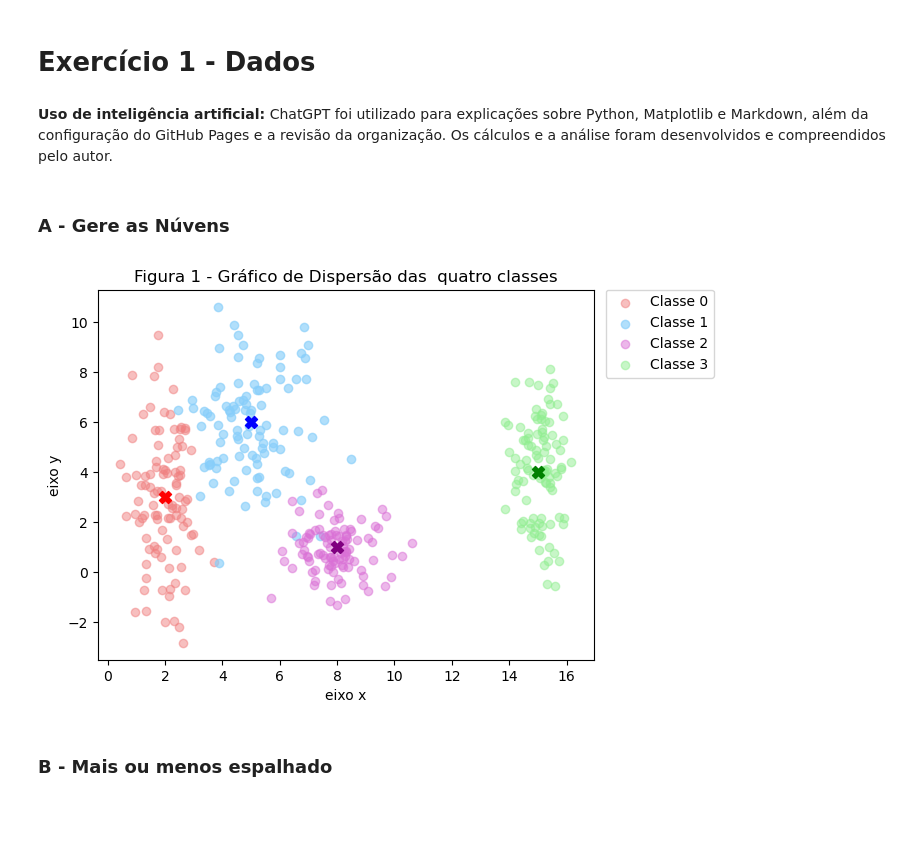
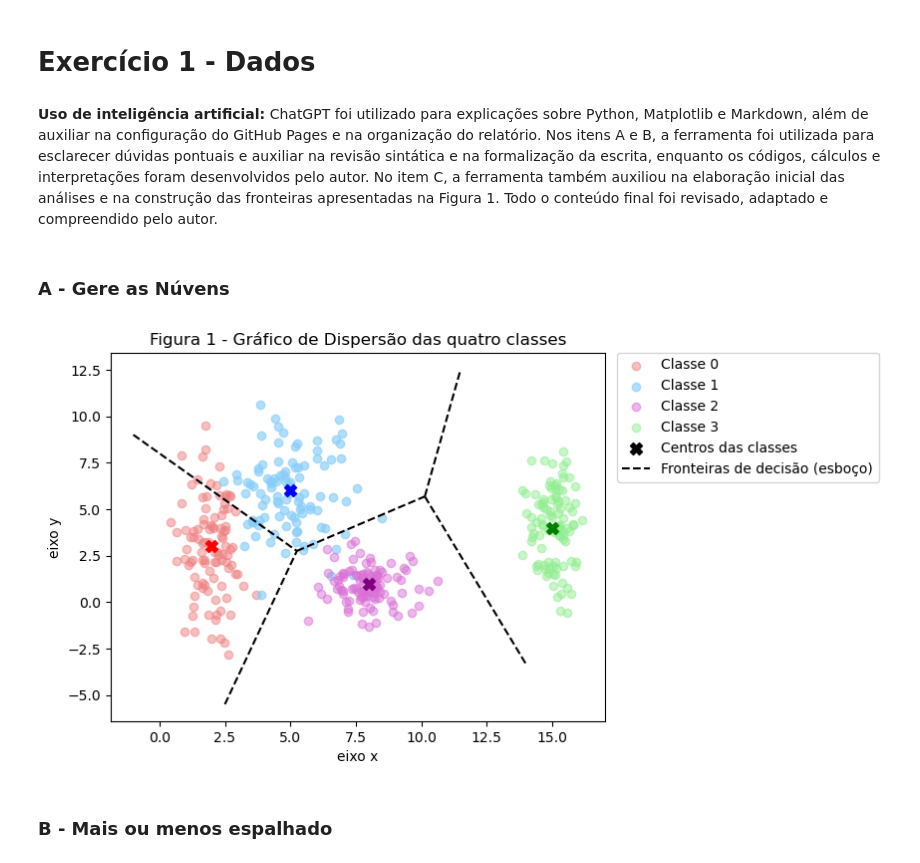
Before and after one commit to RafaelKauffmann/ann-dl, a Jupyter notebook: docs/exercicios/exercicio_1.ipynb, the cells around one changed output. Cells and saved outputs as stored; diff of their text form; code cells hidden in the pictures; blank space fills up the shorter version.

Commit message:
finaliza exercicio 1 de dados

```diff
--- a/docs/exercicios/exercicio_1.ipynb
+++ b/docs/exercicios/exercicio_1.ipynb
@@ -1,7 +1,7 @@
 # %% [markdown]
 # Exercício 1 - Dados
 # %% [markdown]
-**Uso de inteligência artificial:** ChatGPT foi utilizado para explicações sobre Python, Matplotlib e Markdown, além da configuração do GitHub Pages e a revisão da organização. Os cálculos e a análise foram desenvolvidos e compreendidos pelo autor.
+**Uso de inteligência artificial:** ChatGPT foi utilizado para explicações sobre Python, Matplotlib e Markdown, além de auxiliar na configuração do GitHub Pages e na organização do relatório. Nos itens A e B, a ferramenta foi utilizada para esclarecer dúvidas pontuais e auxiliar na revisão sintática e na formalização da escrita, enquanto os códigos, cálculos e interpretações foram desenvolvidos pelo autor. No item C, a ferramenta também auxiliou na elaboração inicial das análises e na construção das fronteiras apresentadas na Figura 1. Todo o conteúdo final foi revisado, adaptado e compreendido pelo autor.
 # %%
 #Imports
 
@@ -55,27 +55,64 @@ cores_medias = ['red', 'blue', 'purple', 'green']
 # %%
 #plotando os pontos das classes no gráfico de dispersão
 
 plt.scatter(classe_0[0], classe_0[1], color = cores[0], label = 'Classe 0', alpha = 0.5)
 plt.scatter(classe_1[0], classe_1[1], color = cores[1], label = 'Classe 1', alpha = 0.65)
 plt.scatter(classe_2[0], classe_2[1], color = cores[2], label = 'Classe 2', alpha = 0.5)
 plt.scatter(classe_3[0], classe_3[1], color = cores[3], label = 'Classe 3', alpha = 0.5)
 
 #plotando as medias das classes no grafico
 
 plt.scatter(media_0[0], media_0[1], color = cores_medias[0], marker = "X", s = 75)
 plt.scatter(media_1[0], media_1[1], color = cores_medias[1], marker = "X", s = 75)
 plt.scatter(media_2[0], media_2[1], color = cores_medias[2], marker = "X", s = 75)
 plt.scatter(media_3[0], media_3[1], color = cores_medias[3], marker = "X", s = 75)
+plt.scatter([],[],label = "Centros das classes", marker = "X", color = "black", s = 75)
+
+################## parágrafo adicionado para o item C2 ####################
+
+# Esboço de possíveis fronteiras de decisão
+# As linhas são mediatrizes aproximadas entre médias vizinhas.
+
+x_01 = np.linspace(-1, 5.25, 100)
+y_01 = 8 - x_01
+
+x_02 = np.linspace(2.5, 5.25, 100)
+y_02 = 3*x_02 - 13
+
+x_12 = np.linspace(5.25, 10.14, 100)
+y_12 = 0.6*x_12 - 0.4
+
+x_13 = np.linspace(10.14, 11.5, 100)
+y_13 = 5*x_13 - 45
+
+x_23 = np.linspace(10.14, 14, 100)
+y_23 = (88 - 7*x_23)/3
+
+plt.plot(
+    x_01,
+    y_01,
+    linestyle="--",
+    color="black",
+    linewidth=1.5,
+    label="Fronteiras de decisão (esboço)"
+)
+
+plt.plot(x_02, y_02, linestyle="--", color="black", linewidth=1.5)
+plt.plot(x_12, y_12, linestyle="--", color="black", linewidth=1.5)
+plt.plot(x_13, y_13, linestyle="--", color="black", linewidth=1.5)
+plt.plot(x_23, y_23, linestyle="--", color="black", linewidth=1.5)
+
+####################################################################
 
 #estilizando o grafico
 
 plt.xlabel('eixo x')
 plt.ylabel('eixo y')
-plt.title('Figura 1 - Gráfico de Dispersão das  quatro classes')
+plt.title('Figura 1 - Gráfico de Dispersão das quatro classes')
 plt.legend(bbox_to_anchor = (1.01,1.02))
 plt.show()
 # %% [output]
-[figure, old version]
+[figure, new version]
 # %% [markdown]
 ### B - Mais ou menos espalhado
 # %%
```
Also changed, not shown: parts of 8 cells of this notebook, 1 other file.
